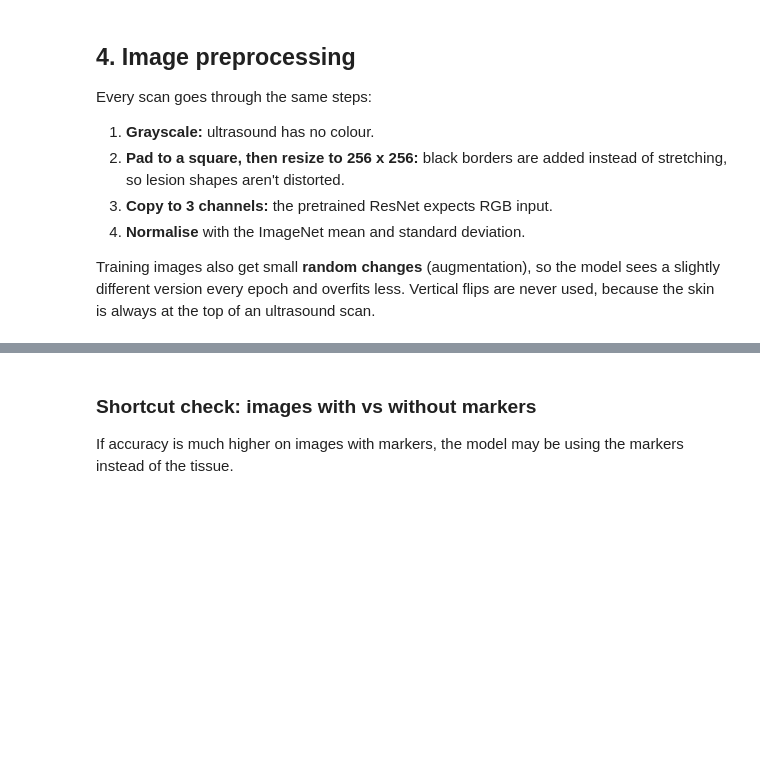
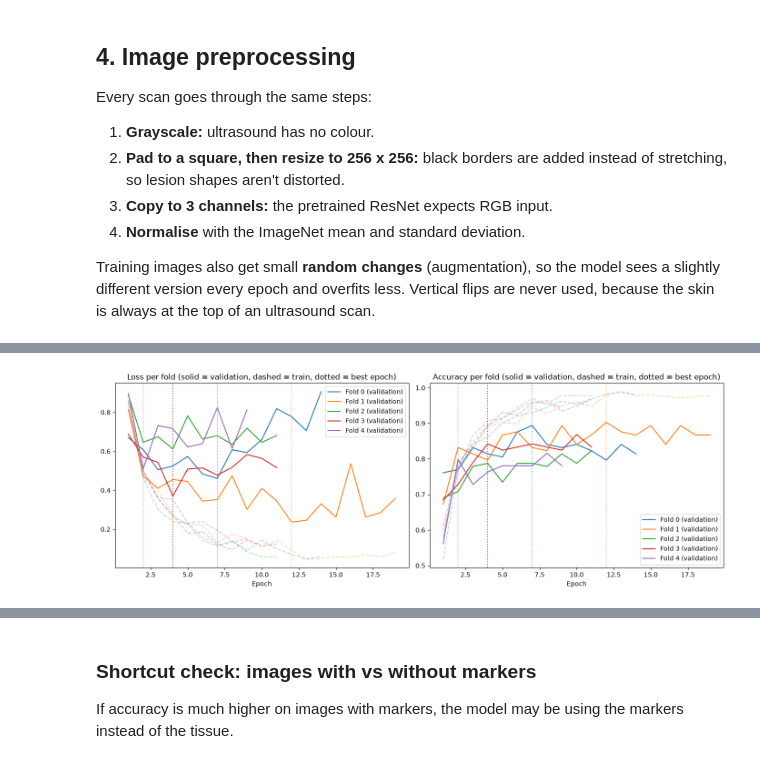
Before and after one commit to Prajwaln08/breast-cancer-detection, a Jupyter notebook: ultrasonic_scans/02_model_classifier.ipynb, the cells around one changed output, grey strips where cells are left out. Saved outputs shown, nothing was run; the diff lists cells and outputs as text; code cells hidden in the pictures; blank space fills up the shorter version.

```diff
--- a/ultrasonic_scans/02_model_classifier.ipynb
+++ b/ultrasonic_scans/02_model_classifier.ipynb
@@ -503,0 +276,16 @@ plt.show()
+# %%
+if TRAIN:
+    histories, best_epochs = [], []
+    for fold in range(N_FOLDS):
+        fold_history, best = train_fold(fold)
+        histories.append(fold_history)
+        best_epochs.append(best)
+    history = pd.concat(histories, ignore_index=True)
+    history.to_csv(OUTPUT_DIR / 'history.csv', index=False)
+    (OUTPUT_DIR / 'model.pt').unlink(missing_ok=True)      # v3: replaced by model_fold*.pt (the v2 model is archived)
+else:
+    # Reuse the saved fold models, history and settings (nothing is retrained)
+    previous_config = json.loads((OUTPUT_DIR / 'config.json').read_text())
+    history = pd.read_csv(OUTPUT_DIR / 'history.csv')
+    best_epochs = previous_config['best_epochs']
+    print(f"Skipping training: reusing the {N_FOLDS} fold models (trained on {previous_config['trained_on']})")
@@ -503,0 +298,18 @@ plt.show()
+# %%
+fig, axes = plt.subplots(1, 2, figsize=(14, 5))
+for fold, fold_history in history.groupby('fold'):
+    for ax, metric in zip(axes, ['loss', 'acc']):
+        line, = ax.plot(fold_history['epoch'], fold_history[f'val_{metric}'], label=f'Fold {fold} (validation)')
+        ax.plot(fold_history['epoch'], fold_history[f'train_{metric}'], color=line.get_color(), alpha=0.3, linestyle='--')
+        ax.axvline(best_epochs[fold], color=line.get_color(), linestyle=':', alpha=0.6)
+
+for ax, title in zip(axes, ['Loss', 'Accuracy']):
+    ax.set_xlabel('Epoch')
+    ax.set_title(f'{title} per fold (solid = validation, dashed = train, dotted = best epoch)')
+    ax.legend()
+
+plt.tight_layout()
+plt.savefig(OUTPUT_DIR / 'training_curves.png', dpi=120, bbox_inches='tight')
+plt.show()
+# %% [output]
+[figure, added]
```
Also changed, not shown: parts of 53 cells of this notebook, 1 other file.
